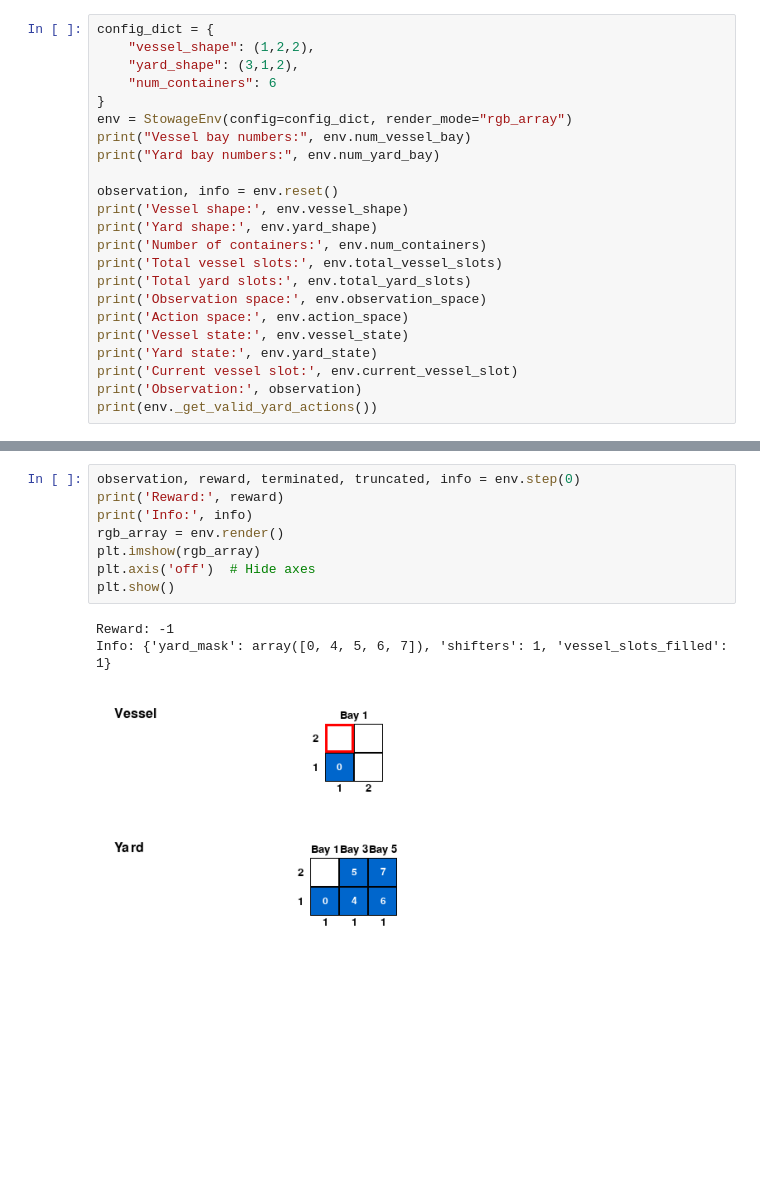
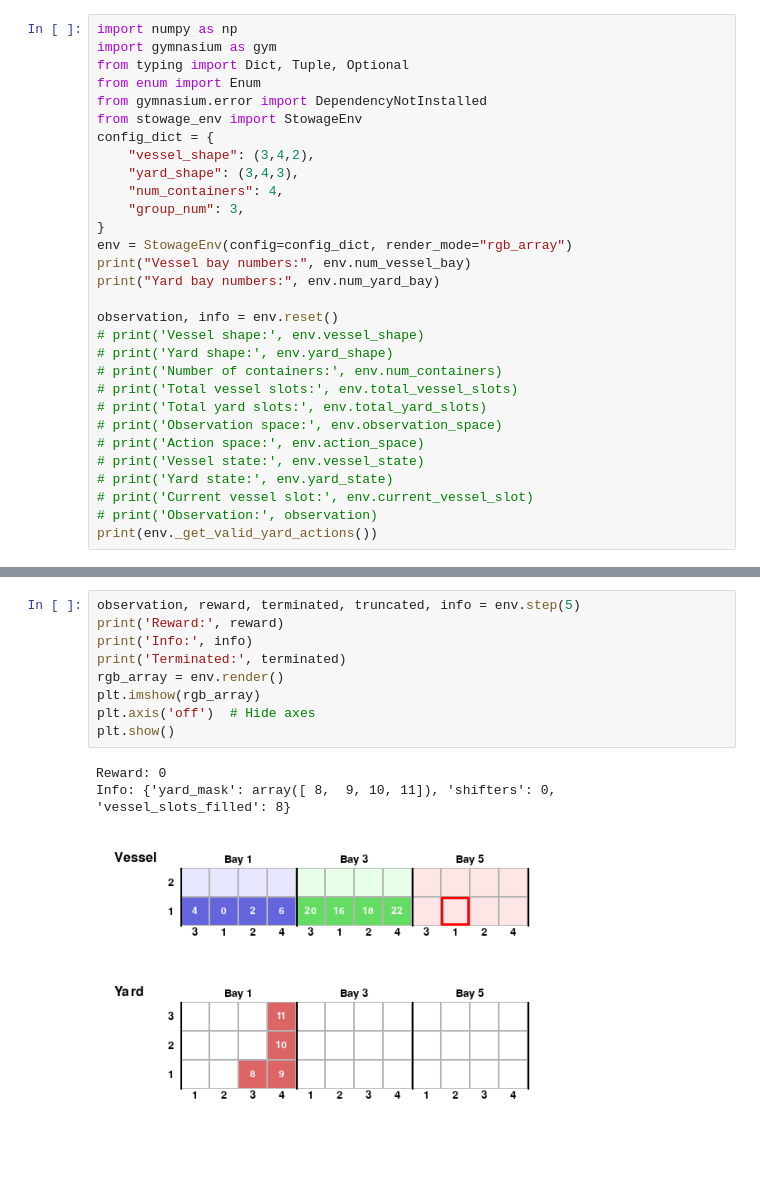
Before and after one commit to JingyaoLu22/Sequential-Multi-Agent-Reinforcement-Learning-for-Hierarchical-Container-Yard-Stacking, a Jupyter notebook: stowage.ipynb, the cells around one changed output, grey strips where cells are left out. Cells and saved outputs as stored; diff of their text form; blank space fills up the shorter version.

Commit message:
Add grouping

```diff
--- a/stowage.ipynb
+++ b/stowage.ipynb
@@ -368,24 +1,31 @@ class StowageEnv(gym.Env):
 # %%
+import numpy as np
+import gymnasium as gym
+from typing import Dict, Tuple, Optional
+from enum import Enum
+from gymnasium.error import DependencyNotInstalled
+from stowage_env import StowageEnv
 config_dict = {
-    "vessel_shape": (1,2,2),
-    "yard_shape": (3,1,2),
-    "num_containers": 6
+    "vessel_shape": (3,4,2),
+    "yard_shape": (3,4,3),
+    "num_containers": 4,
+    "group_num": 3,
 }
 env = StowageEnv(config=config_dict, render_mode="rgb_array")
 print("Vessel bay numbers:", env.num_vessel_bay)
 print("Yard bay numbers:", env.num_yard_bay)
 
 observation, info = env.reset()
-print('Vessel shape:', env.vessel_shape)
-print('Yard shape:', env.yard_shape)
-print('Number of containers:', env.num_containers)
-print('Total vessel slots:', env.total_vessel_slots)
-print('Total yard slots:', env.total_yard_slots)
-print('Observation space:', env.observation_space)
-print('Action space:', env.action_space)
-print('Vessel state:', env.vessel_state)
-print('Yard state:', env.yard_state)
-print('Current vessel slot:', env.current_vessel_slot)
-print('Observation:', observation)
+# print('Vessel shape:', env.vessel_shape)
+# print('Yard shape:', env.yard_shape)
+# print('Number of containers:', env.num_containers)
+# print('Total vessel slots:', env.total_vessel_slots)
+# print('Total yard slots:', env.total_yard_slots)
+# print('Observation space:', env.observation_space)
+# print('Action space:', env.action_space)
+# print('Vessel state:', env.vessel_state)
+# print('Yard state:', env.yard_state)
+# print('Current vessel slot:', env.current_vessel_slot)
+# print('Observation:', observation)
 print(env._get_valid_yard_actions())
 # %% [output]
@@ -421,12 +47,13 @@ plt.show()
 # %%
-observation, reward, terminated, truncated, info = env.step(0)
+observation, reward, terminated, truncated, info = env.step(5)
 print('Reward:', reward)
 print('Info:', info)
+print('Terminated:', terminated)
 rgb_array = env.render()
 plt.imshow(rgb_array)
 plt.axis('off')  # Hide axes
 plt.show()
 # %% [output]
-Reward: -1
-Info: {'yard_mask': array([0, 4, 5, 6, 7]), 'shifters': 1, 'vessel_slots_filled': 1}
+Reward: 0
+Info: {'yard_mask': array([ 8,  9, 10, 11]), 'shifters': 0, 'vessel_slots_filled': 8}
-[figure, old version]
+[figure, new version]
```
Also changed, not shown: parts of 8 cells of this notebook, 1 other file.
